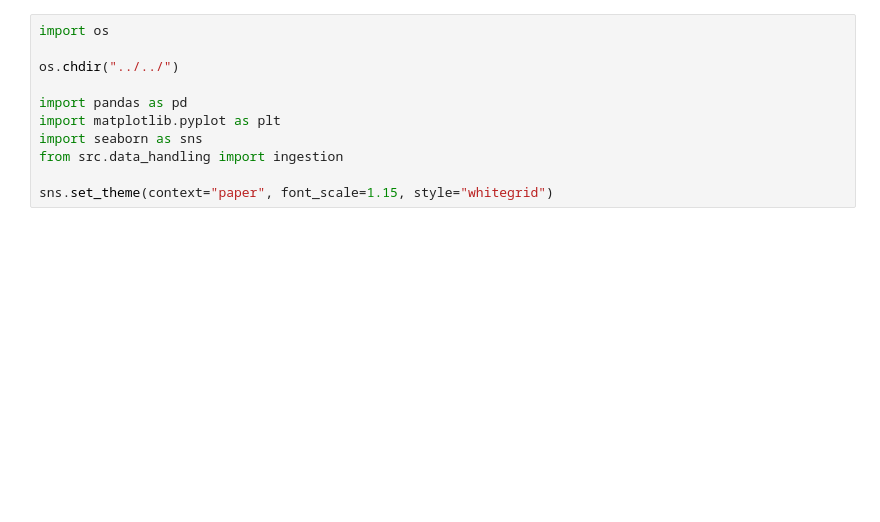
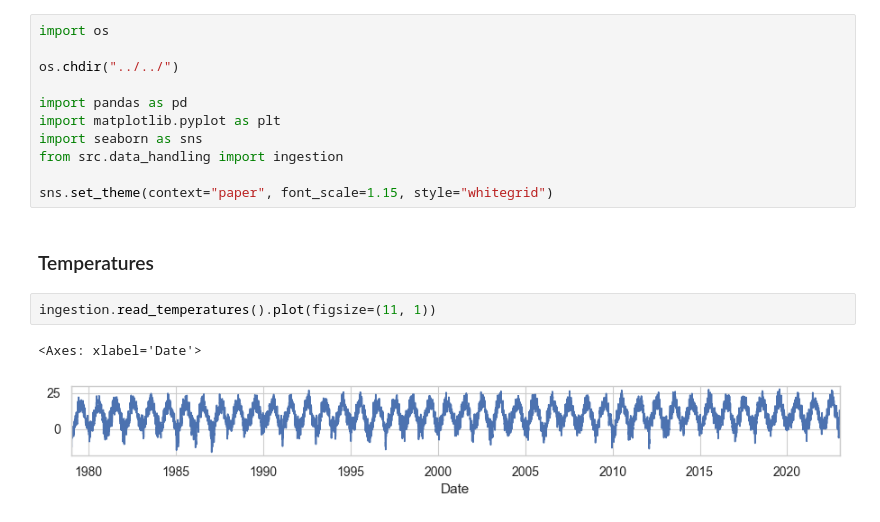
Before and after one commit to f-linus/natural_gas_consumption_modelling, a Jupyter notebook: notebooks/data_analysis/001 Data loading module test.ipynb, the cells around one changed output. Saved outputs shown, nothing was run; the diff lists cells and outputs as text; blank space fills up the shorter version.

```diff
--- a/notebooks/data_analysis/001 Data loading module test.ipynb
+++ b/notebooks/data_analysis/001 Data loading module test.ipynb
@@ -9,3 +9,10 @@ import seaborn as sns
 from src.data_handling import ingestion
 
 sns.set_theme(context="paper", font_scale=1.15, style="whitegrid")
+# %% [markdown]
+### Temperatures
+# %%
+ingestion.read_temperatures().plot(figsize=(11, 1))
+# %% [output]
+<Axes: xlabel='Date'>
+[figure, added]
```
Also changed, not shown: parts of 5 cells of this notebook, 1 other file.
